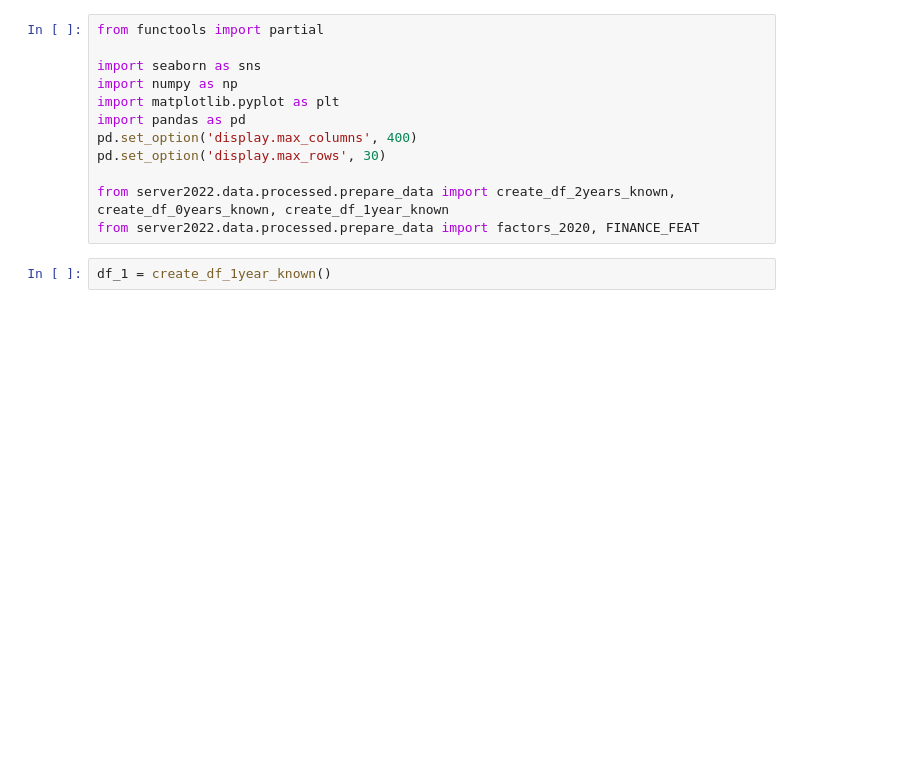
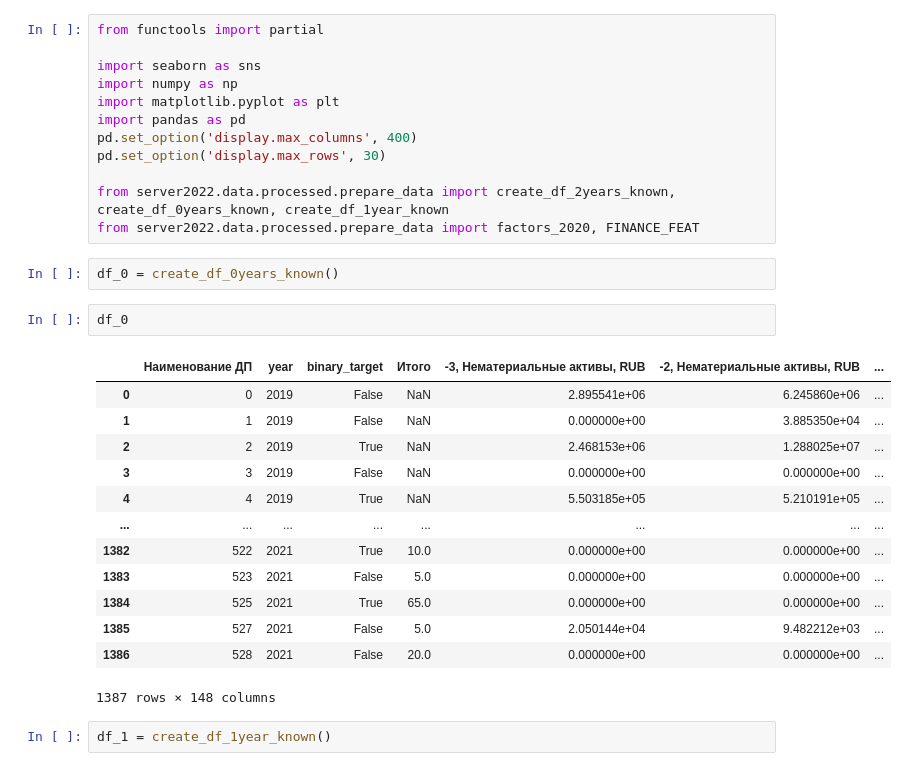
Before and after one commit to YurchenkoPO/McKinsey_Severstal_Hack_2022, a Jupyter notebook: notebooks/leha_features.ipynb, the cells around one changed output. Drawn from its saved outputs; the diff is of its cells as text; blank space fills up the shorter version.

```diff
--- a/notebooks/leha_features.ipynb
+++ b/notebooks/leha_features.ipynb
@@ -10,6 +10,24 @@ pd.set_option('display.max_rows', 30)
 
 from server2022.data.processed.prepare_data import create_df_2years_known, create_df_0years_known, create_df_1year_known
 from server2022.data.processed.prepare_data import factors_2020, FINANCE_FEAT
+# %%
+df_0 = create_df_0years_known()
+# %%
+df_0
+# %% [output]
+|  | Наименование ДП | year | binary_target | Итого | -3, Нематериальные активы, RUB | -2, Нематериальные активы, RUB | ... |
+| 0 | 0 | 2019 | False | NaN | 2.895541e+06 | 6.245860e+06 | ... |
+| 1 | 1 | 2019 | False | NaN | 0.000000e+00 | 3.885350e+04 | ... |
+| 2 | 2 | 2019 | True | NaN | 2.468153e+06 | 1.288025e+07 | ... |
+| 3 | 3 | 2019 | False | NaN | 0.000000e+00 | 0.000000e+00 | ... |
+| 4 | 4 | 2019 | True | NaN | 5.503185e+05 | 5.210191e+05 | ... |
+| ... | ... | ... | ... | ... | ... | ... | ... |
+| 1382 | 522 | 2021 | True | 10.0 | 0.000000e+00 | 0.000000e+00 | ... |
+| 1383 | 523 | 2021 | False | 5.0 | 0.000000e+00 | 0.000000e+00 | ... |
+| 1384 | 525 | 2021 | True | 65.0 | 0.000000e+00 | 0.000000e+00 | ... |
+| 1385 | 527 | 2021 | False | 5.0 | 2.050144e+04 | 9.482212e+03 | ... |
+| 1386 | 528 | 2021 | False | 20.0 | 0.000000e+00 | 0.000000e+00 | ... |
+1387 rows × 148 columns
 # %%
 df_1 = create_df_1year_known()
 # %%
```
Also changed, not shown: 1 other file.
